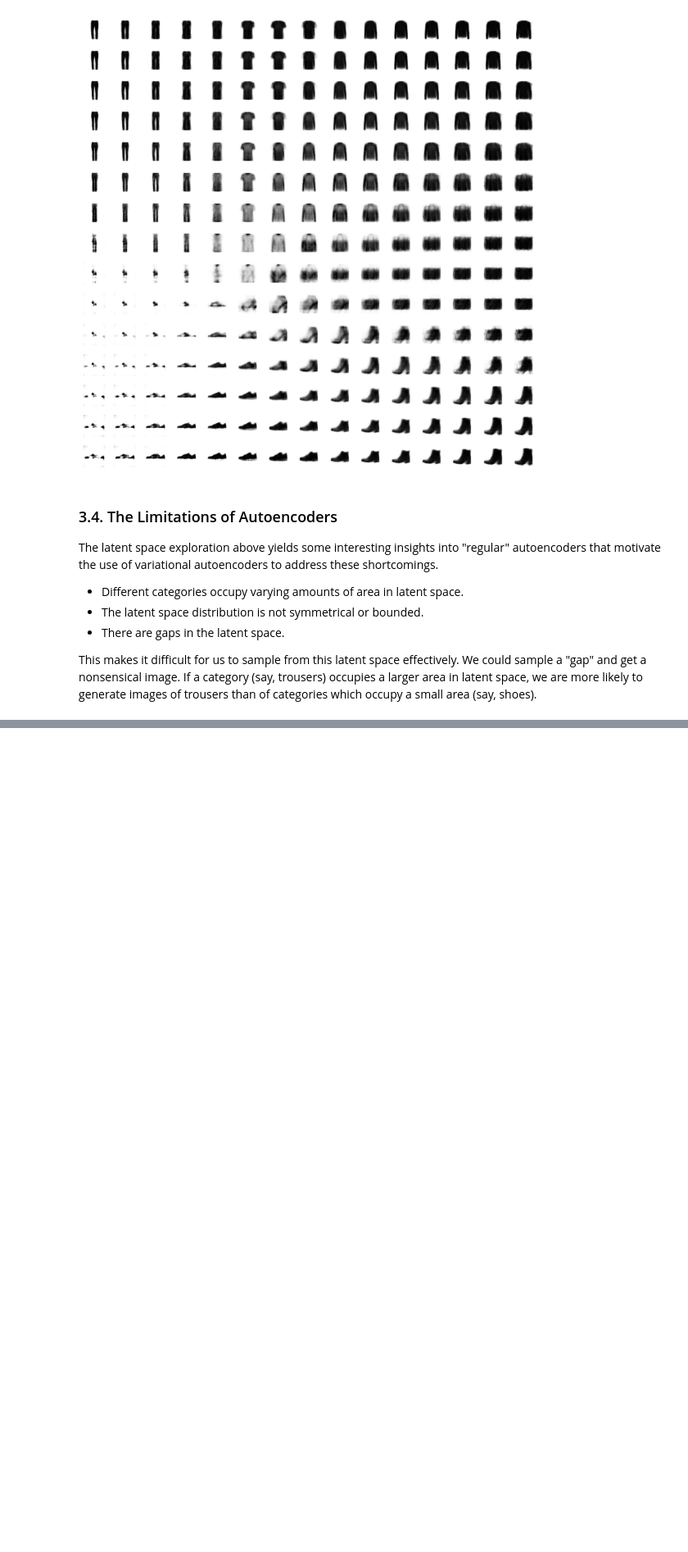
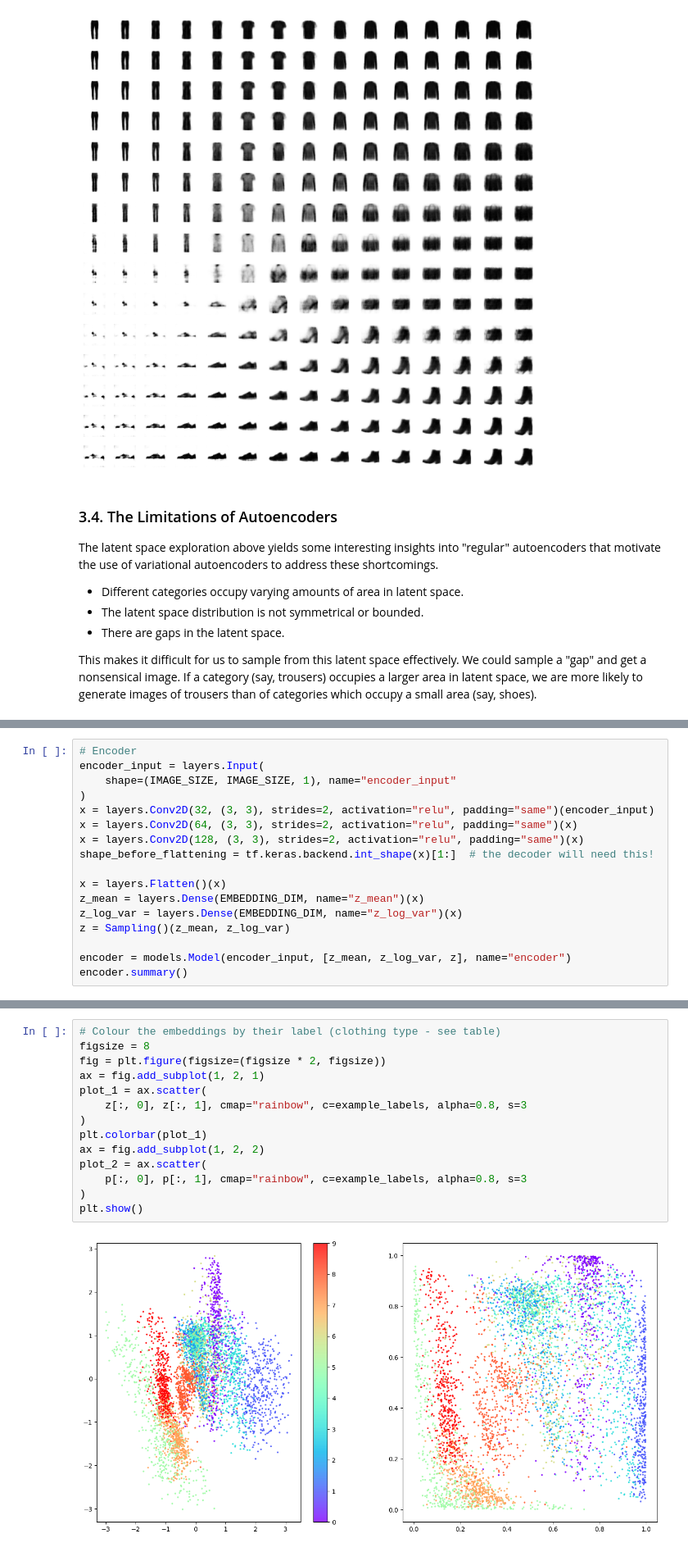
Before and after one commit to gjohl/gjohl.github.io, a Jupyter notebook: posts/ml/generative_deep_learning/lesson3/chapter3.ipynb, the cells around one changed output, grey strips where cells are left out. Shown at 82% size. Drawn from its saved outputs; the diff is of its cells as text; blank space fills up the shorter version.

```diff
--- a/posts/ml/generative_deep_learning/lesson3/chapter3.ipynb
+++ b/posts/ml/generative_deep_learning/lesson3/chapter3.ipynb
@@ -511,0 +550,17 @@ It measures how much one probability distribution differs from another. We use i
+# %%
+# Encoder
+encoder_input = layers.Input(
+    shape=(IMAGE_SIZE, IMAGE_SIZE, 1), name="encoder_input"
+)
+x = layers.Conv2D(32, (3, 3), strides=2, activation="relu", padding="same")(encoder_input)
+x = layers.Conv2D(64, (3, 3), strides=2, activation="relu", padding="same")(x)
+x = layers.Conv2D(128, (3, 3), strides=2, activation="relu", padding="same")(x)
+shape_before_flattening = tf.keras.backend.int_shape(x)[1:]  # the decoder will need this!
+
+x = layers.Flatten()(x)
+z_mean = layers.Dense(EMBEDDING_DIM, name="z_mean")(x)
+z_log_var = layers.Dense(EMBEDDING_DIM, name="z_log_var")(x)
+z = Sampling()(z_mean, z_log_var)
+
+encoder = models.Model(encoder_input, [z_mean, z_log_var, z], name="encoder")
+encoder.summary()
@@ -511,0 +804,16 @@ It measures how much one probability distribution differs from another. We use i
+# %%
+# Colour the embeddings by their label (clothing type - see table)
+figsize = 8
+fig = plt.figure(figsize=(figsize * 2, figsize))
+ax = fig.add_subplot(1, 2, 1)
+plot_1 = ax.scatter(
+    z[:, 0], z[:, 1], cmap="rainbow", c=example_labels, alpha=0.8, s=3
+)
+plt.colorbar(plot_1)
+ax = fig.add_subplot(1, 2, 2)
+plot_2 = ax.scatter(
+    p[:, 0], p[:, 1], cmap="rainbow", c=example_labels, alpha=0.8, s=3
+)
+plt.show()
+# %% [output]
+[figure, added]
```
Also changed, not shown: parts of 24 cells of this notebook, 11 other files.
